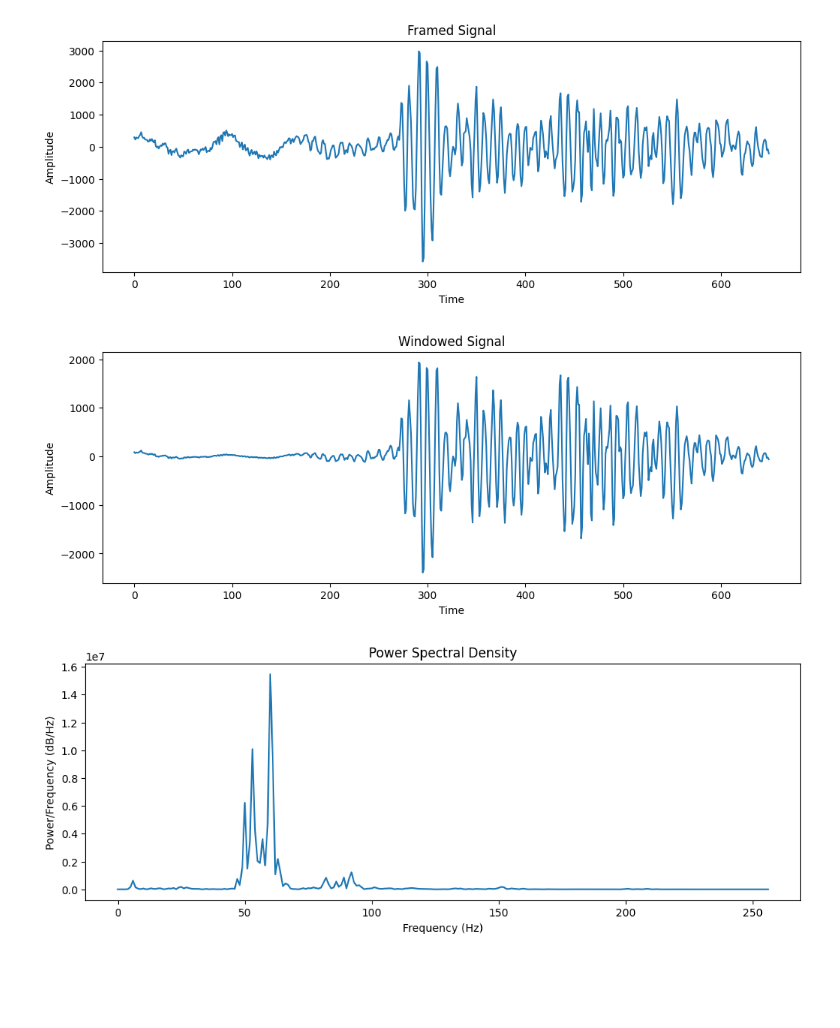
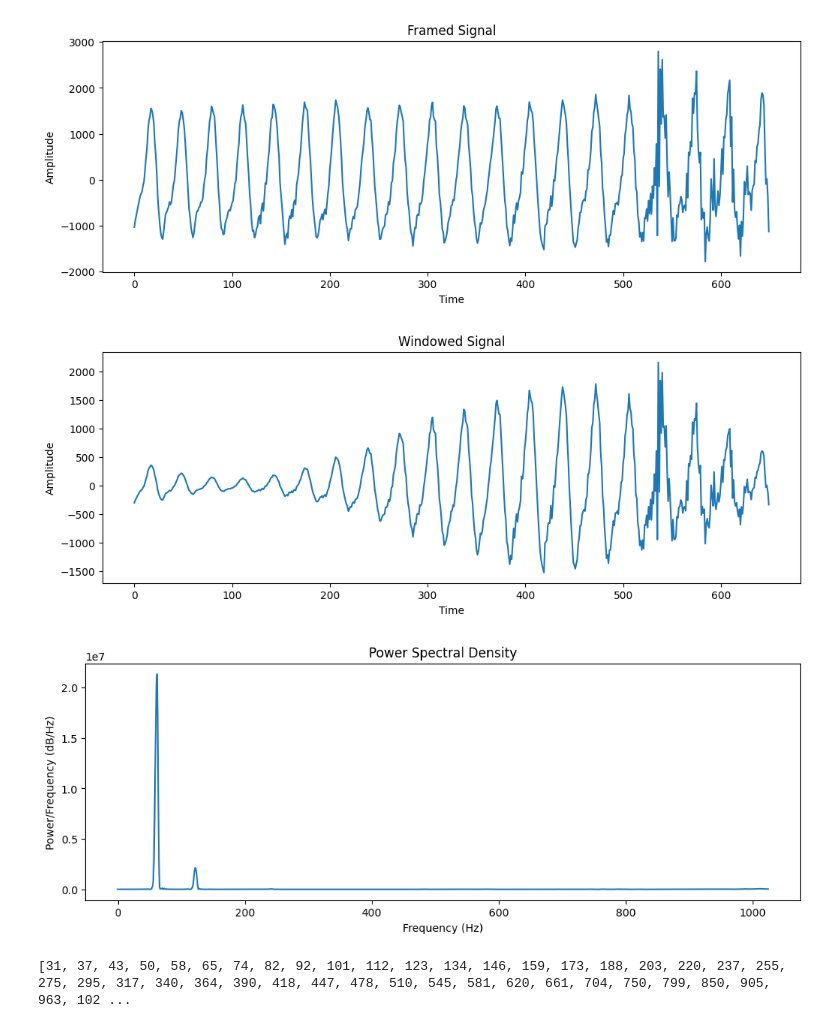
Before and after one commit to svijayvrat/Py-STT-Engine, a Jupyter notebook: stt-engine.ipynb, the cells around one changed output. Saved outputs shown, nothing was run; the diff lists cells and outputs as text; code cells hidden in the pictures; blank space fills up the shorter version.

Commit message:
create mel-filterbanks
computed mel-filterbanks and stored them in filter_banks

```diff
--- a/stt-engine.ipynb
+++ b/stt-engine.ipynb
@@ -6,7 +6,8 @@ import numpy as np
 import math
 # %%
 #all the audio samples are single-channel(mono)
-sampleRate, audio = scipy.io.wavfile.read('C:/Main/Dev/Github/Py-STT-Engine-venv/Py-STT-Engine/audioData/Animals/bird/0b56bcfe_nohash_0.wav')
+sampleRate, audio = scipy.io.wavfile.read('C:/Users/svija/Downloads/OSR_us_000_0010_8k.wav')
+audio = audio[0:int(3.5 * sampleRate)]
 sampleRate=audio.size
 # %%
 #Time vs Amplitude Graph of wav file
@@ -90,7 +91,7 @@ plt.xlabel('Time')
 plt.ylabel('Amplitude')
 plt.show()
 # %% [output]
-[figure, old version]
+[figure, new version]
 # %%
 # Windowing Layer
 # Since sudden increase/decrease of amplitude at the edges of the frames create noisy outcomes, we have to smoothen it.
@@ -111,26 +112,26 @@ plt.xlabel('Time')
 plt.ylabel('Amplitude')
 plt.show()
 # %% [output]
-[figure, old version]
+[figure, new version]
 # %%
 # FFT(Fast Fourier Transform) Layer
 # Used to convert time-domain signal to frequency-domain to analyze frequency components of speech.
 # Output of FFT gives complex frequency spectrum (both magnitude and phase)
 # Since we only need magnitude, we evaluate the power spectrum from the output of FFT
 # NFFT specifies number of points for the FFT. The output is NFFT/2 points
 
-NFFT=512
+NFFT=2048
 complex_power_spectrums=np.fft.rfft(hammed_audio,NFFT)
 power_spectrum=(1/NFFT)*pow(np.abs(complex_power_spectrums),2)
 
 plt.figure(figsize=(12,4))
 plt.plot(power_spectrum[30])
 plt.title("Power Spectral Density")
 plt.xlabel("Frequency (Hz)")
 plt.ylabel("Power/Frequency (dB/Hz)")
 plt.show()
 # %% [output]
-[figure, old version]
+[figure, new version]
 # %%
 # Mel-filter banks
 # Mel-scale related to human-percieved frequency to its actual frequency. Since humans do not hear sound linearly,
@@ -148,12 +149,16 @@ plt.show()
 mels=0
 freq_to_mel=lambda freq:1125*math.log(1+freq/700)
 lower_hz=300
-upper_hz=8000
+upper_hz=sampleRate/2
 
 lower_mel=freq_to_mel(lower_hz)
 upper_mel=freq_to_mel(upper_hz)
 
-mel_arr=np.linspace(lower_mel,upper_mel,12)
+n_filters=40
+mel_arr=np.linspace(lower_mel,upper_mel,n_filters+2)
 hz_arr=[700*(math.exp((i/1125))-1) for i in mel_arr]
 
-freq_bin=[math.floor((256+1)*hz_arr_i/sampleRate) for hz_arr_i in hz_arr]
+freq_bin=[math.floor((2048+1)*hz_arr_i/sampleRate) for hz_arr_i in hz_arr]
+print(freq_bin)
+# %% [output]
+[31, 37, 43, 50, 58, 65, 74, 82, 92, 101, 112, 123, 134, 146, 159, 173, 188, 203, 220, 237, 255, 275, 295, 317, 340, 364, 390, 418, 447, 478, 510, 545, 581, 620, 661, 704, 750, 799, 850, 905, 963, 102 ...
```
Also changed, not shown: parts of 4 cells of this notebook.
